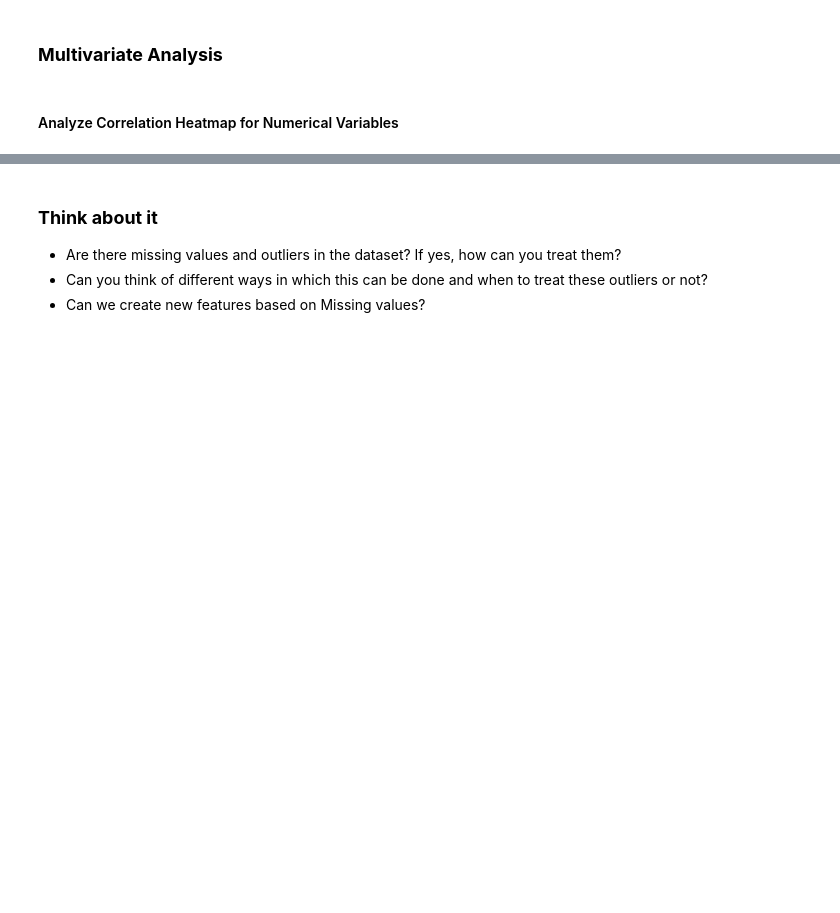
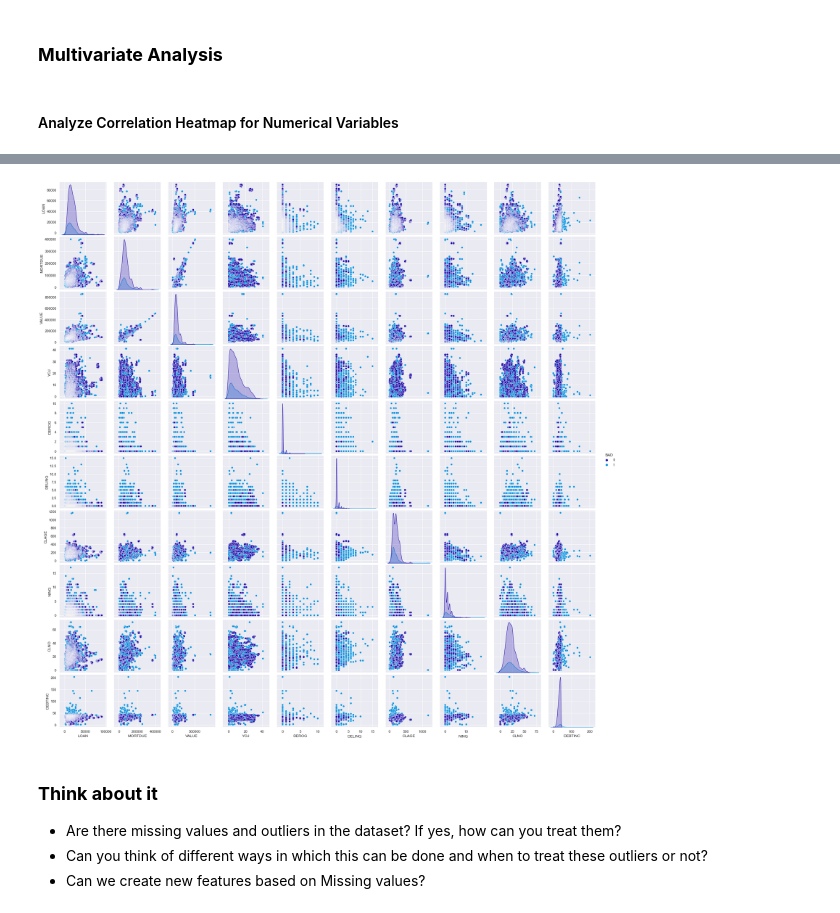
Before and after one commit to asadTariq666/Python_work, a Jupyter notebook: Loan Default Classification/Reference_Notebook_Milestone_1_Classification .ipynb, the cells around one changed output, grey strips where cells are left out. Cells and saved outputs as stored; diff of their text form; code cells hidden in the pictures; blank space fills up the shorter version.

```diff
--- a/Loan Default Classification/Reference_Notebook_Milestone_1_Classification .ipynb
+++ b/Loan Default Classification/Reference_Notebook_Milestone_1_Classification .ipynb
@@ -665,8 +665,10 @@ NameError: name '___________' is not defined
 # %%
 # Build pairplot for the data with hue = 'BAD'
 # Remove ___________ and complete the code
 
-__________
+g = sns.pairplot(data, hue = "BAD")
+# %% [output]
+[figure, added]
 # %% [markdown]
 ### **Think about it**
 - Are there missing values and outliers in the dataset? If yes, how can you treat them?
```
Also changed, not shown: parts of 3 cells of this notebook.
